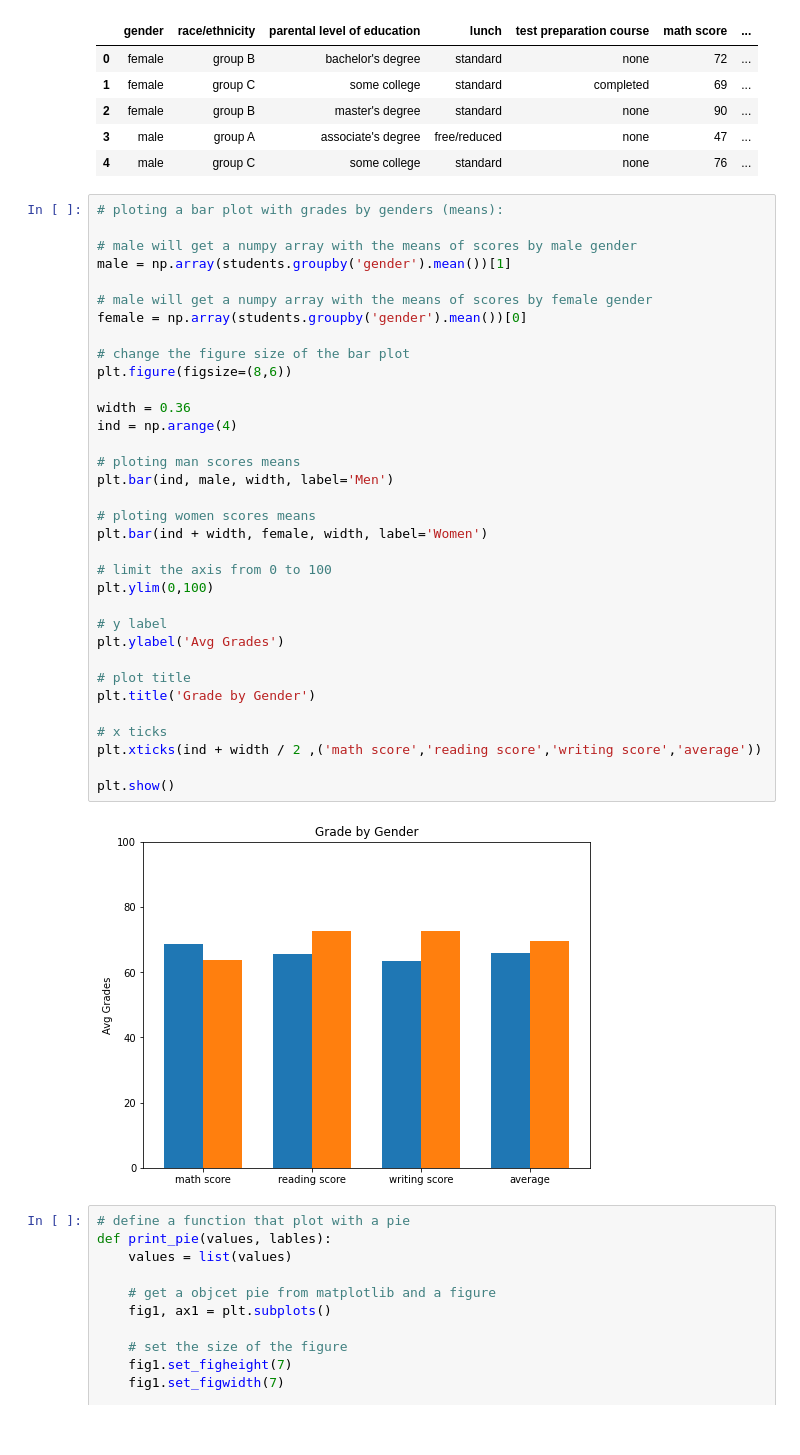
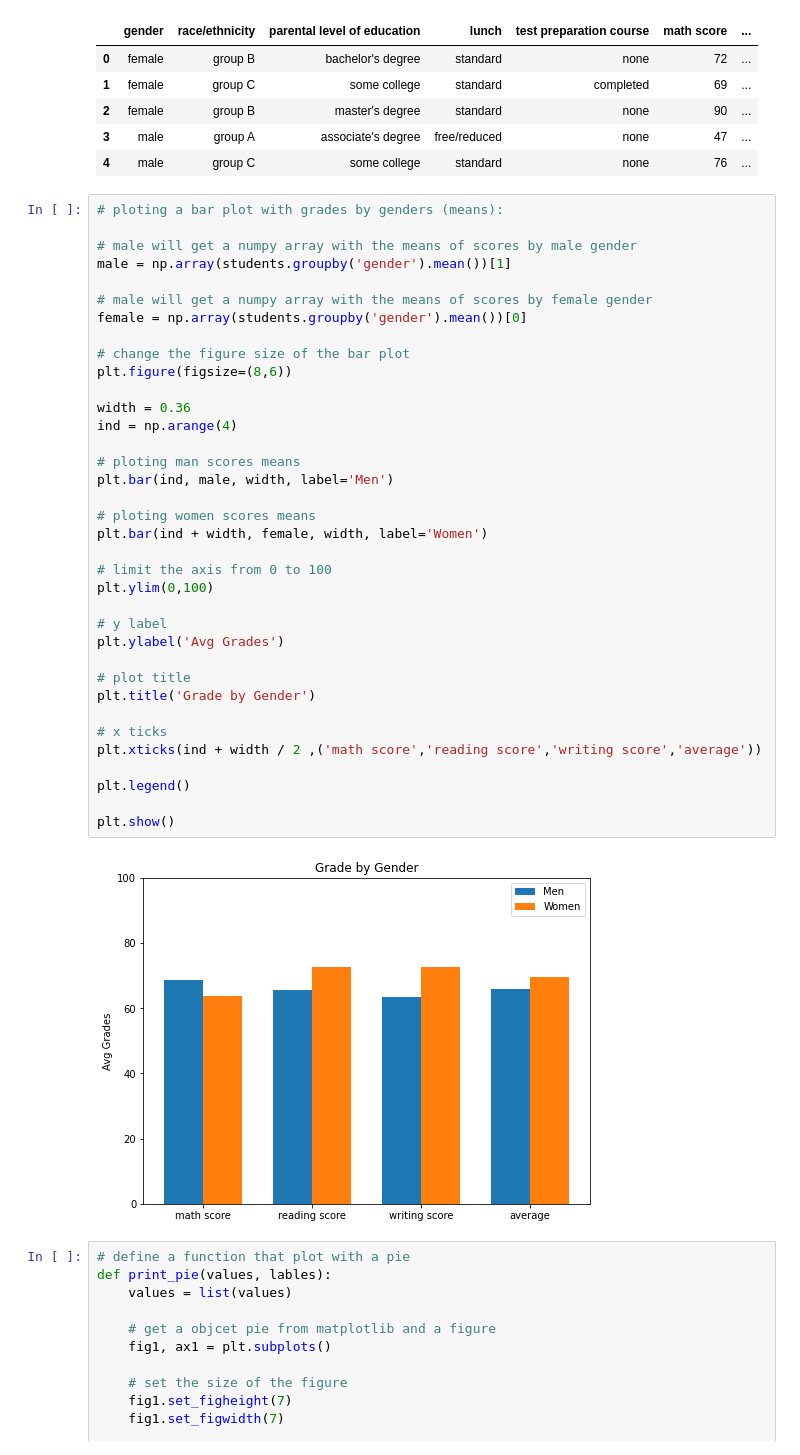
Before and after one commit to kggold4/final-project-intro-data-science, a Jupyter notebook: notebook3.ipynb, the cells around one changed output. Drawn from its saved outputs; the diff is of its cells as text.

```diff
--- a/notebook3.ipynb
+++ b/notebook3.ipynb
@@ -140,34 +141,36 @@ male = np.array(students.groupby('gender').mean())[1]
 
 # male will get a numpy array with the means of scores by female gender
 female = np.array(students.groupby('gender').mean())[0]
 
 # change the figure size of the bar plot
 plt.figure(figsize=(8,6))
 
 width = 0.36
 ind = np.arange(4)
 
 # ploting man scores means
 plt.bar(ind, male, width, label='Men')
 
 # ploting women scores means
 plt.bar(ind + width, female, width, label='Women')
 
 # limit the axis from 0 to 100
 plt.ylim(0,100)
 
 # y label
 plt.ylabel('Avg Grades')
 
 # plot title
 plt.title('Grade by Gender')
 
 # x ticks
 plt.xticks(ind + width / 2 ,('math score','reading score','writing score','average'))
 
+plt.legend()
+
 plt.show()
 # %% [output]
-[figure, old version]
+[figure, new version]
 # %%
 # define a function that plot with a pie
 def print_pie(values, lables):
```
Also changed, not shown: parts of 14 cells of this notebook, 1 other file.
